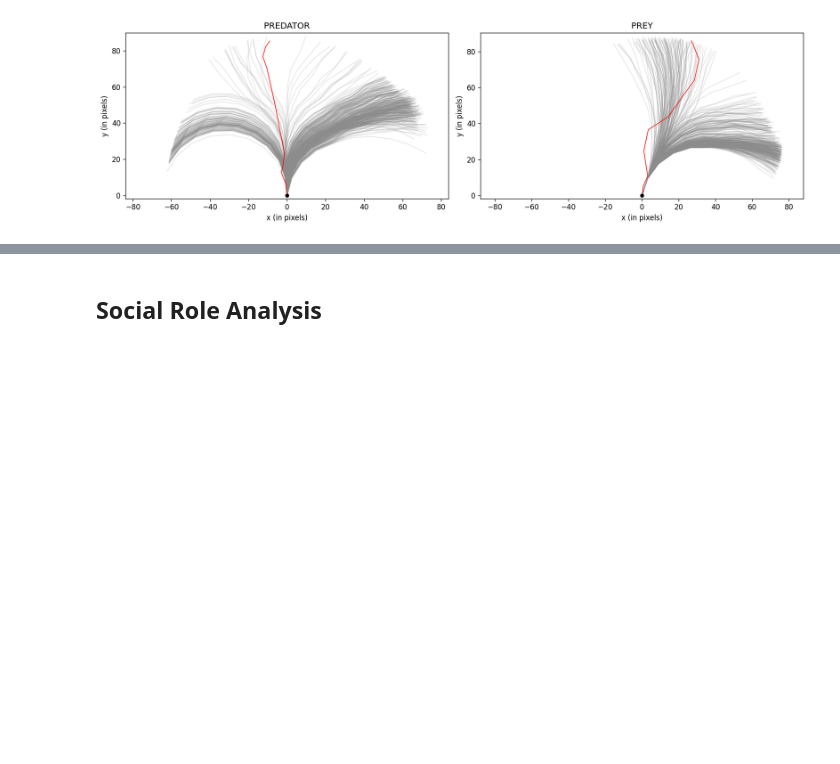
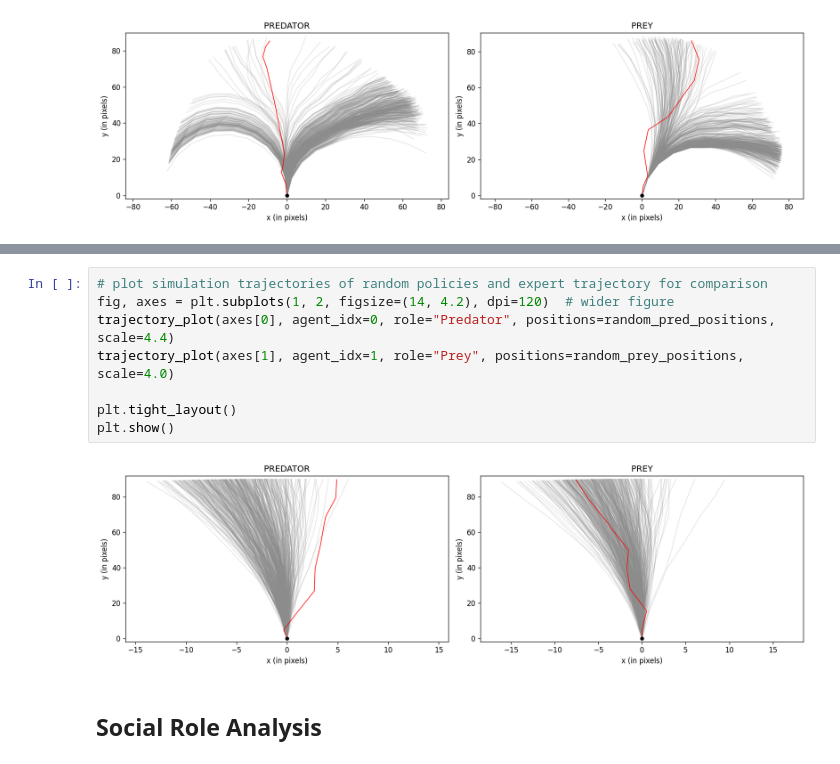
Before and after one commit to wirthy21/Master-Thesis, a Jupyter notebook: notebooks/3. Experiments.ipynb, the cells around one changed output, grey strips where cells are left out. Cells and saved outputs as stored; diff of their text form; blank space fills up the shorter version.

```diff
--- a/notebooks/3. Experiments.ipynb
+++ b/notebooks/3. Experiments.ipynb
@@ -234,3 +241,13 @@ plt.show()
+# %%
+# plot simulation trajectories of random policies and expert trajectory for comparison
+fig, axes = plt.subplots(1, 2, figsize=(14, 4.2), dpi=120)  # wider figure
+trajectory_plot(axes[0], agent_idx=0, role="Predator", positions=random_pred_positions, scale=4.4)
+trajectory_plot(axes[1], agent_idx=1, role="Prey", positions=random_prey_positions, scale=4.0)
+
+plt.tight_layout()
+plt.show()
+# %% [output]
+[figure, added]
 # %% [markdown]
 ## Social Role Analysis
 # %%
```
Also changed, not shown: parts of 5 cells of this notebook.
